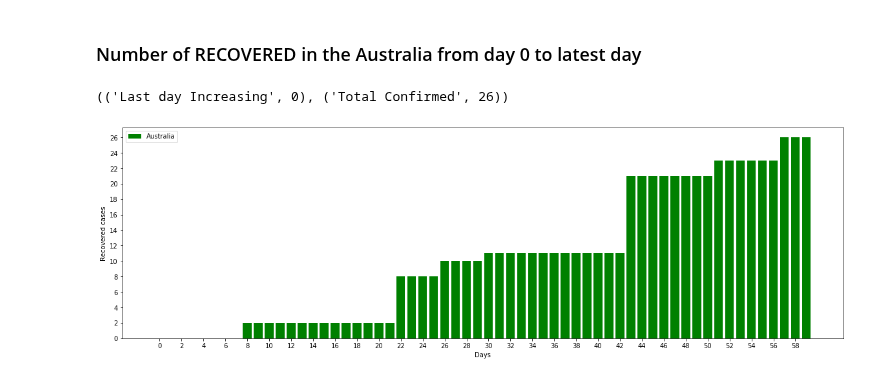
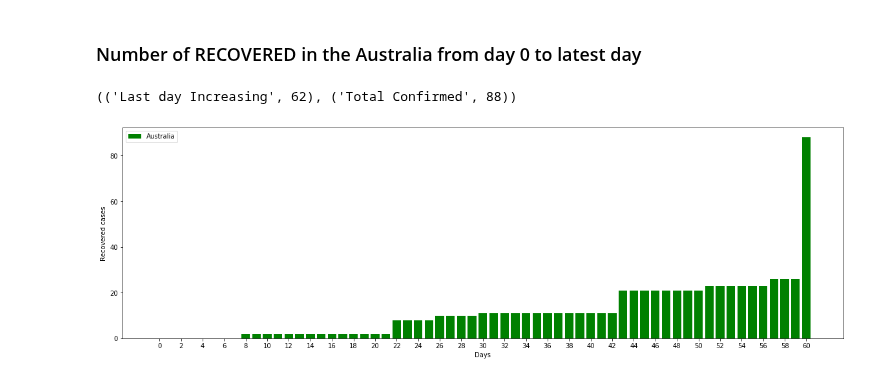
Before and after one commit to lphan/ML-Practices, a Jupyter notebook: 18_Covid-19/18_Covid-19_recovered.ipynb, the cells around one changed output. Saved outputs shown, nothing was run; the diff lists cells and outputs as text; code cells hidden in the pictures.

```diff
--- a/18_Covid-19/18_Covid-19_recovered.ipynb
+++ b/18_Covid-19/18_Covid-19_recovered.ipynb
@@ -135,12 +135,12 @@ plt.ylabel('Recovered cases')
 # %%
 plt.bar(x_dat, y_dat_recovered_au, color='green')
 plt.legend(["Australia"])
 
 plt.xticks(np.arange(0, max(x_dat)+1, 2))
-plt.yticks(np.arange(0, max(y_dat_recovered_au)+1, 2))
+# plt.yticks(np.arange(0, max(y_dat_recovered_au)+1, 2))
 plt.xlabel('Days')
 plt.ylabel('Recovered cases')
 ('Last day Increasing', y_dat_recovered_au[-1]-y_dat_recovered_au[-2]), ('Total Confirmed', y_dat_recovered_au[-1])
 # %% [output]
-(('Last day Increasing', 0), ('Total Confirmed', 26))
+(('Last day Increasing', 62), ('Total Confirmed', 88))
-[figure, old version]
+[figure, new version]
```
Also changed, not shown: parts of 9 cells of this notebook, 2 other files.
